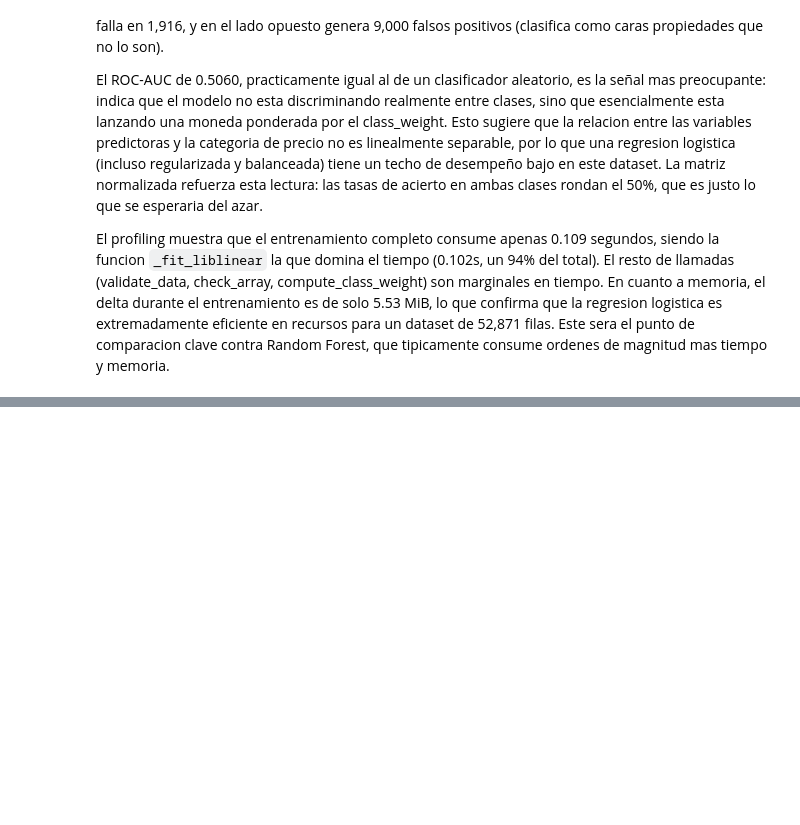
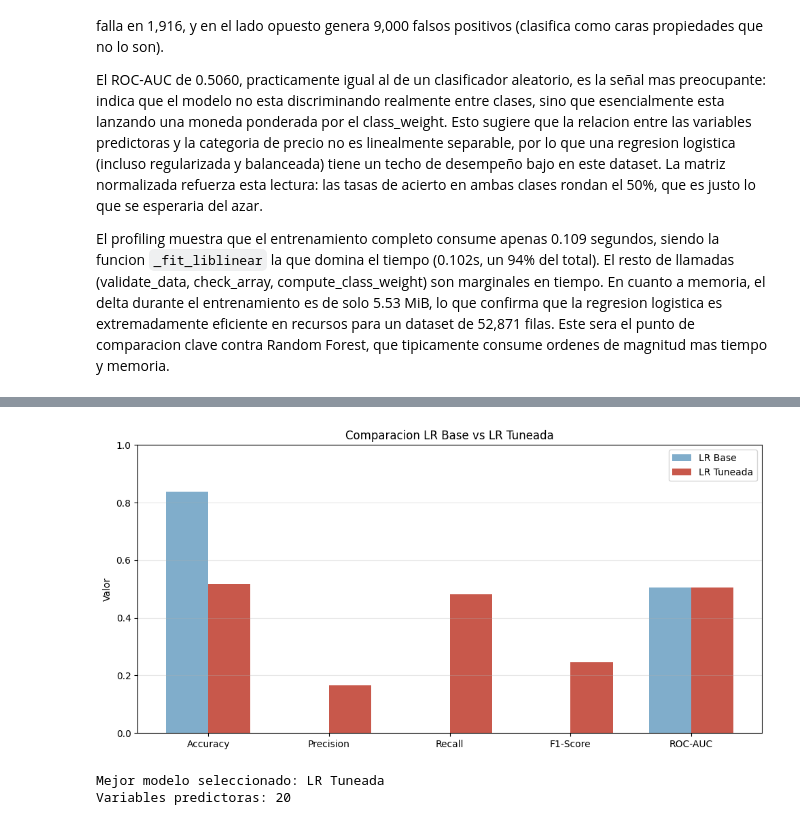
Before and after one commit to AleWWH1104/Lab5-md, a Jupyter notebook: lab7-regresion.ipynb, the cells around one changed output, grey strips where cells are left out. Cells and saved outputs as stored; diff of their text form; code cells hidden in the pictures; blank space fills up the shorter version.

Commit message:
feat(p9): selección del mejor RL

```diff
--- a/lab7-regresion.ipynb
+++ b/lab7-regresion.ipynb
@@ -590,0 +629,32 @@ El profiling muestra que el entrenamiento completo consume apenas 0.109 segundos
+# %%
+# Grafica comparativa
+metricas = ['Accuracy', 'Precision', 'Recall', 'F1-Score', 'ROC-AUC']
+base_vals  = [acc_test, precision_score(y_test_cara, y_pred_test, zero_division=0),
+              recall_score(y_test_cara, y_pred_test, zero_division=0),
+              f1_score(y_test_cara, y_pred_test, zero_division=0),
+              roc_auc_score(y_test_cara, y_prob_test)]
+tuned_vals = [acc_tuned, precision_tuned, recall_tuned, f1_tuned, auc_tuned]
+
+x = np.arange(len(metricas))
+w = 0.35
+plt.figure(figsize=(10, 5))
+plt.bar(x - w/2, base_vals,  w, label='LR Base',    color='#80adcb')
+plt.bar(x + w/2, tuned_vals, w, label='LR Tuneada', color='#c8584b')
+plt.xticks(x, metricas)
+plt.ylim(0, 1)
+plt.ylabel('Valor')
+plt.title('Comparacion LR Base vs LR Tuneada')
+plt.legend()
+plt.grid(True, alpha=0.3, axis='y')
+plt.tight_layout()
+plt.show()
+
+# Guardar el mejor modelo para el punto 10
+mejor_modelo_lr   = best_lr
+variables_mejor   = X_train.columns.tolist()
+print(f'\nMejor modelo seleccionado: LR Tuneada')
+print(f'Variables predictoras: {len(variables_mejor)}')
+# %% [output]
+[figure, added]
+Mejor modelo seleccionado: LR Tuneada
+Variables predictoras: 20
```
Also changed, not shown: parts of 4 cells of this notebook.
